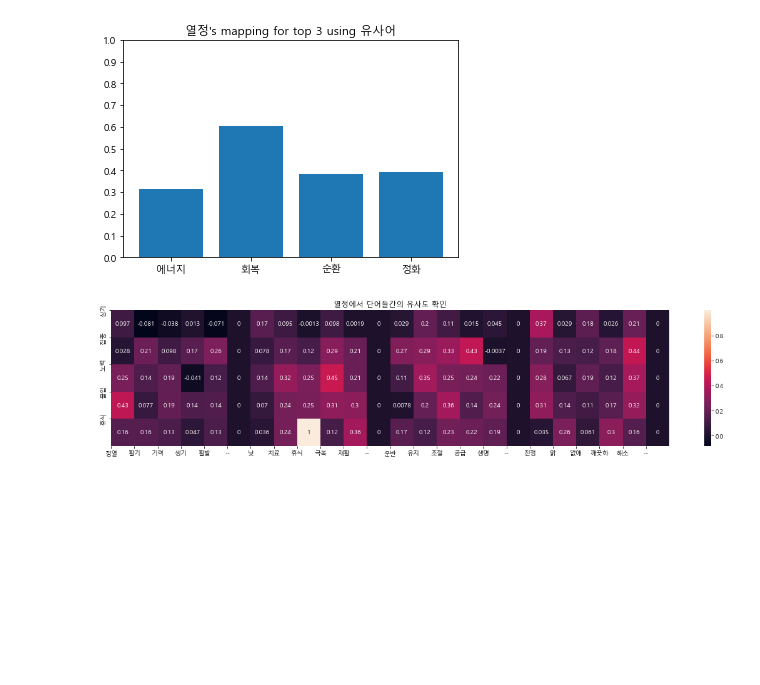
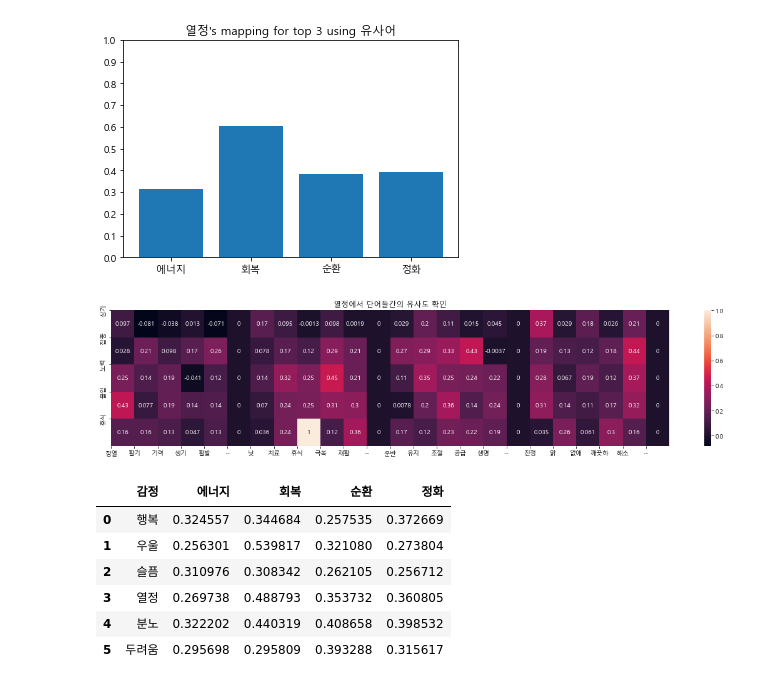
Before and after one commit to sigongjoa/emotion_thearpy, a Jupyter notebook: emotion_test/emotion_data_top5.ipynb, the cells around one changed output. Saved outputs shown, nothing was run; the diff lists cells and outputs as text; code cells hidden in the pictures; blank space fills up the shorter version.

```diff
--- a/emotion_test/emotion_data_top5.ipynb
+++ b/emotion_test/emotion_data_top5.ipynb
@@ -136,6 +136,30 @@ class check_data():
         plt.xticks(np.arange(len(all_dims)),all_dims)
         plt.yticks(np.arange(len(spl_sents)),spl_sents)
         plt.show()
+
+    def todf(self, topn, file_name):
+        ret_df  = pd.DataFrame(columns=['감정','에너지','회복','순환','정화'])
+        em = []
+        est_e= []
+        est_h= []
+        est_c= []
+        est_p= []
+
+        for idx in self.df.index:
+            em.append(self.df['감정'][idx])
+            est = self.result(idx,topn,False)
+            est_e.append(est[0])
+            est_h.append(est[1])
+            est_c.append(est[2])
+            est_p.append(est[3])
+        ret_df['감정'] = em
+        ret_df['에너지'] = est_e
+        ret_df['회복'] = est_h
+        ret_df['순환'] = est_c
+        ret_df['정화'] = est_p
+
+        ret_df.to_csv(file_name,index=False)
+        return ret_df
 # %%
 # 감정 데이터 확인
 em_data = pd.read_csv("../data/emotion_data_hand_craft.csv")
@@ -171,3 +195,13 @@ hXYZ.get_heatmap(3, (20,4))
 # %% [output]
 [figure]
 [figure]
+# %%
+hXYZ.todf(5,'../result/action_estimation.csv')
+# %% [output]
+|  | 감정 | 에너지 | 회복 | 순환 | 정화 |
+| 0 | 행복 | 0.324557 | 0.344684 | 0.257535 | 0.372669 |
+| 1 | 우울 | 0.256301 | 0.539817 | 0.321080 | 0.273804 |
+| 2 | 슬픔 | 0.310976 | 0.308342 | 0.262105 | 0.256712 |
+| 3 | 열정 | 0.269738 | 0.488793 | 0.353732 | 0.360805 |
+| 4 | 분노 | 0.322202 | 0.440319 | 0.408658 | 0.398532 |
+| 5 | 두려움 | 0.295698 | 0.295809 | 0.393288 | 0.315617 |
```
Also changed, not shown: 8 other files.
